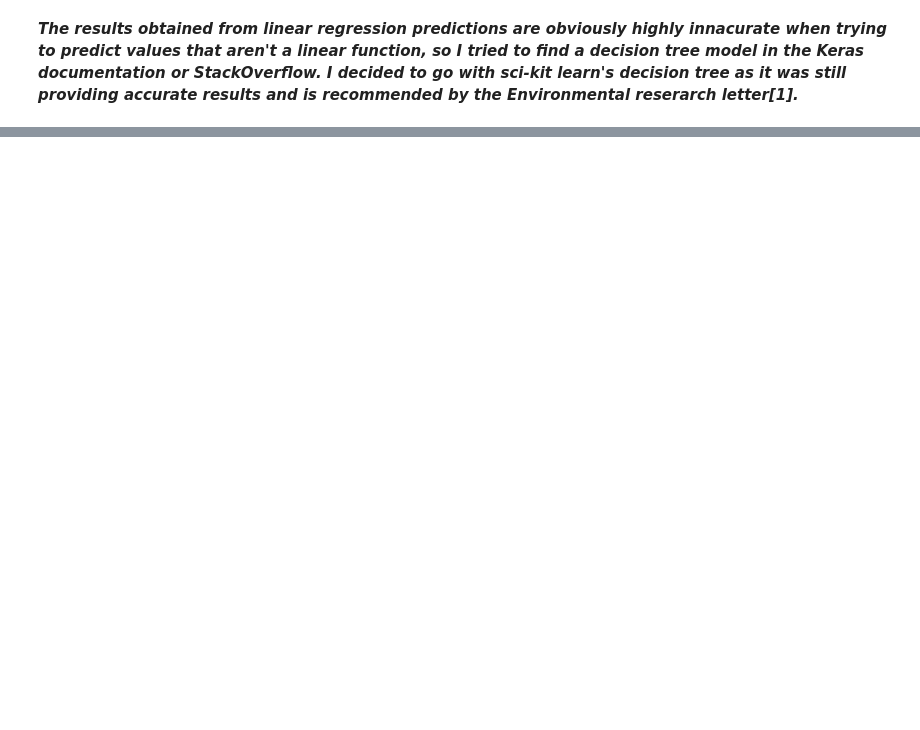
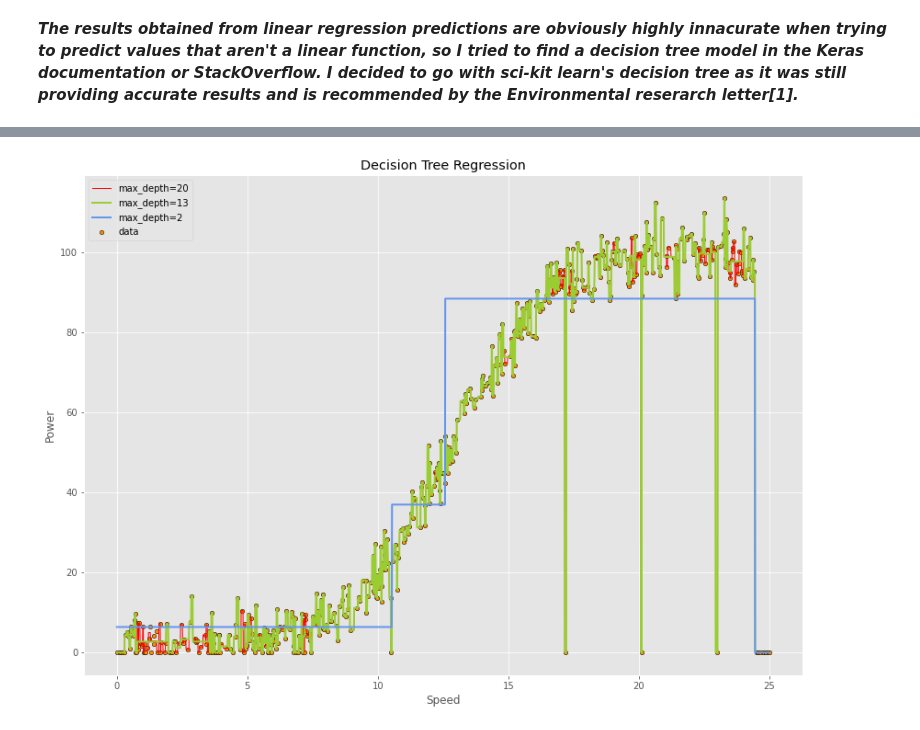
Before and after one commit to conorshortt123/emerging-tech-project, a Jupyter notebook: regression-tree.ipynb, the cells around one changed output, grey strips where cells are left out. Cells and saved outputs as stored; diff of their text form; code cells hidden in the pictures; blank space fills up the shorter version.

Commit message:
Added regression tree depth comparison to jupyter notebook and changed respective depth value of tree in flask machine learning api respectively.

```diff
--- a/regression-tree.ipynb
+++ b/regression-tree.ipynb
@@ -108,0 +103,22 @@ According to the powerproduction dataset, a speed of 15.065 generates a power va
+# %%
+# Decision tree model takes in a 2-Dimensional X variable and a 1-Dimensional y variable, so refactor X.
+x = data[:,[0]]
+
+# Comparing trees of different depth
+tree_1 = tree.DecisionTreeRegressor(max_depth=2).fit(x, y)
+tree_2 = tree.DecisionTreeRegressor(max_depth=13).fit(x, y)
+tree_3 = tree.DecisionTreeRegressor(max_depth=20).fit(x, y)
+# %%
+# Predict values
+X_test = np.arange(0.0, 25.0, 0.01)[:, np.newaxis]
+y_1 = tree_1.predict(X_test)
+y_2 = tree_2.predict(X_test)
+y_3 = tree_3.predict(X_test)
+
+pred1 = tree_1.predict([[15]])
+pred2 = tree_2.predict([[15]])
+pred3 = tree_3.predict([[15]])
+
+print(pred1)
+print(pred2)
+print(pred3)
@@ -108,0 +136,14 @@ According to the powerproduction dataset, a speed of 15.065 generates a power va
+# %%
+# Plot the results
+plt.figure()
+plt.plot(X_test, y_3, color="red", label="max_depth=20", linewidth=1)
+plt.plot(X_test, y_2, color="yellowgreen", label="max_depth=13", linewidth=2)
+plt.plot(X_test, y_1, color="cornflowerblue", label="max_depth=2", linewidth=2)
+plt.scatter(x, y, s=20, edgecolor="black", c="darkorange", label="data")
+plt.xlabel("Speed")
+plt.ylabel("Power")
+plt.title("Decision Tree Regression")
+plt.legend()
+plt.show()
+# %% [output]
+[figure, added]
```
Also changed, not shown: parts of 10 cells of this notebook, 1 other file.
